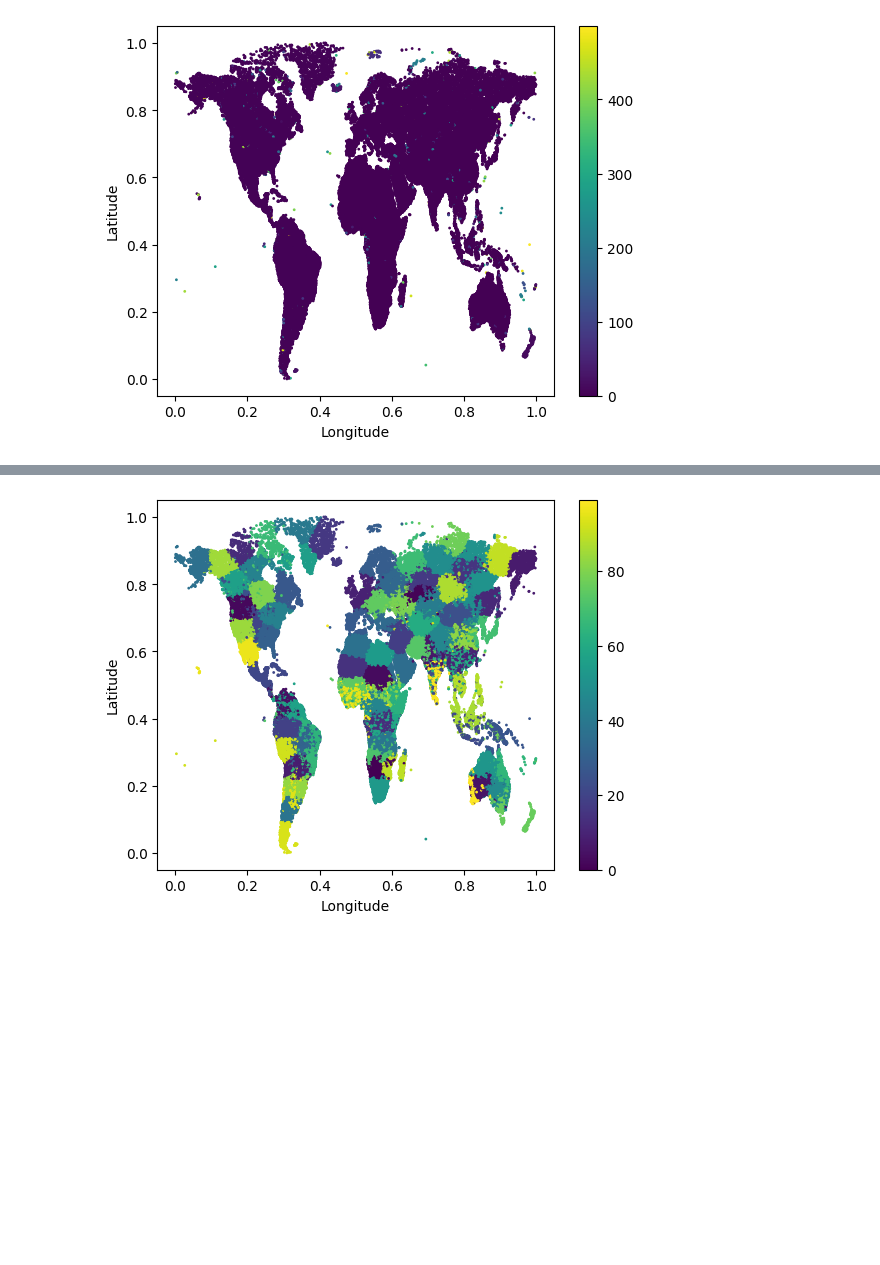
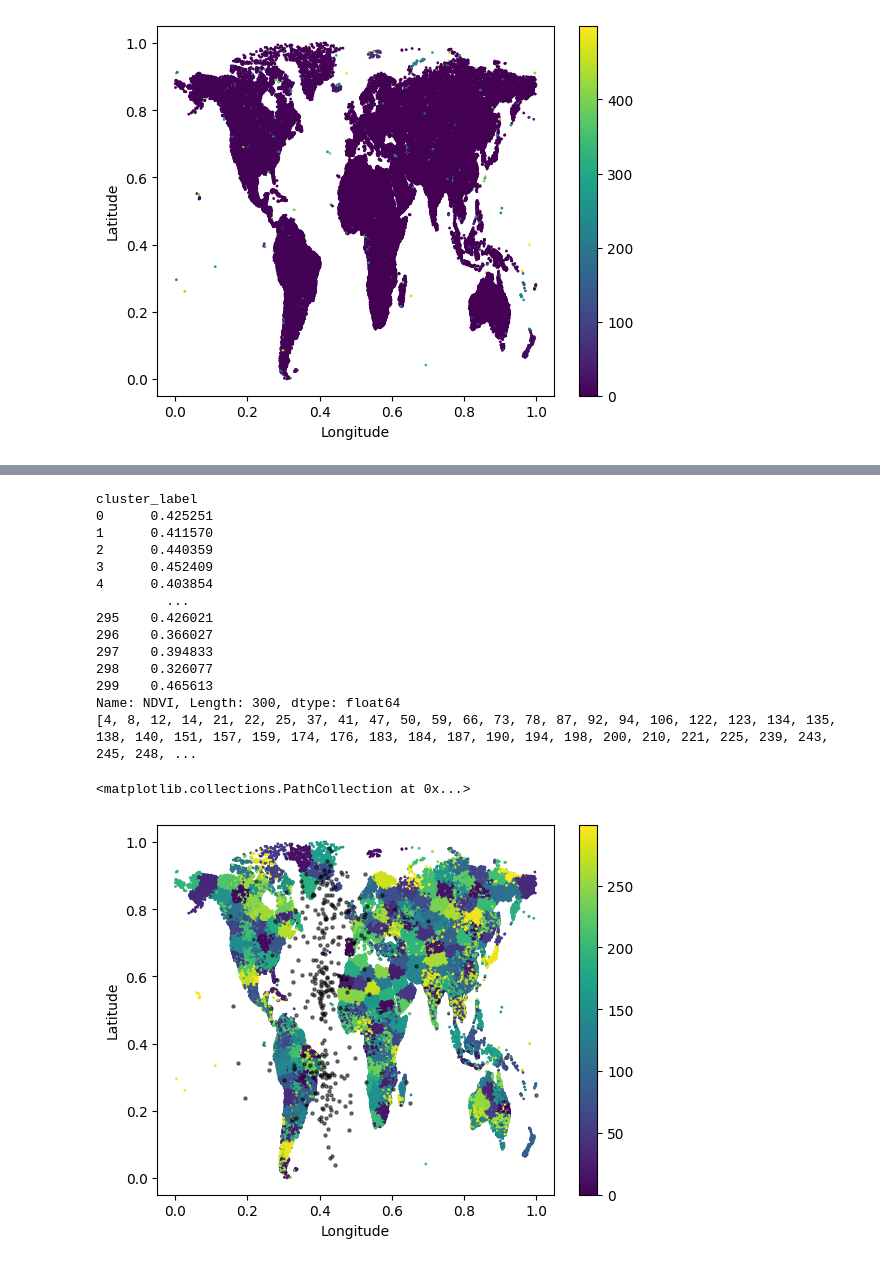
Before and after one commit to marvanG/data-mining-project, a Jupyter notebook: modis_data.ipynb, the cells around one changed output, grey strips where cells are left out. Cells and saved outputs as stored; diff of their text form; code cells hidden in the pictures; blank space fills up the shorter version.

```diff
--- a/modis_data.ipynb
+++ b/modis_data.ipynb
@@ -690,7 +691,7 @@ def fetch_avg_NDVI_Filtered(dates):
         print(f'Fetching data for {start} to {end}')
 
         # Fetch the MODIS NDVI dataset for a given date range
-        MODIS_NDVI = ee.ImageCollection('MODIS/061/MOD13A2').filterDate(ee.Date(start), ee.Date(end)).select(['NDVI','DetailedQA'])
+        MODIS_NDVI = ee.ImageCollection('MODIS/061/MOD13A2').filterDate(ee.Date(start), ee.Date(end)).select(['NDVI','DetailedQA','EVI'])
 
         filtered_ndvi = MODIS_NDVI.map(mask_bad_data)
 
@@ -887,16 +927,52 @@ plt.show()
 # %%
 #from haversine import haversine
 #origin = (39.50, 98.35)
 #paris = (48.8567, 2.3508)
 #haversine(origin, paris, miles=True)
 import copy
 from sklearn.cluster import KMeans
+df2 = copy.deepcopy(df1)
 
-kmeans2 = KMeans(n_clusters=100)
-kmeans2.fit(df1)
+kmeans2 = KMeans(n_clusters=300)
+kmeans2.fit(df2)
 labels = kmeans2.labels_
-X=df1.loc[:,['NDVI','Latitude','Longitude']]
-X.plot.scatter(x = 'Longitude', y = 'Latitude', c=labels, s=1, cmap='viridis')
-plt.show()
+df2['cluster_label'] = kmeans2.predict(df2)
+centers = kmeans2.cluster_centers_ # Coordinates of cluster centers.
+labels = df2['cluster_label'] # Labels of each point
+
+
+groups = df2.groupby(['cluster_label'])['NDVI'].median()
+clustersWOImpact =[]
+clustersNeg = []
+clustersPos = []
+print(groups)
+idx = 0
+for i in groups:
+    if i >=0.4 and i<0.41:
+        clustersWOImpact.append(idx)
+    if i >=0.41:
+        clustersPos.append(idx)
+    else:
+        clustersNeg.append(idx)
+    idx +=1
+print(clustersWOImpact)
+
+df2.plot.scatter(x = 'Longitude', y = 'Latitude', c=labels, s=1, cmap='viridis')
+plt.scatter(centers[:, 0], centers[:, 1], c='black', s=5, alpha=0.5)
 # %% [output]
+cluster_label
+0      0.425251
+1      0.411570
+2      0.440359
+3      0.452409
+4      0.403854
+         ...
+295    0.426021
+296    0.366027
+297    0.394833
+298    0.326077
+299    0.465613
+Name: NDVI, Length: 300, dtype: float64
+[4, 8, 12, 14, 21, 22, 25, 37, 41, 47, 50, 59, 66, 73, 78, 87, 92, 94, 106, 122, 123, 134, 135, 138, 140, 151, 157, 159, 174, 176, 183, 184, 187, 190, 194, 198, 200, 210, 221, 225, 239, 243, 245, 248, ...
+<matplotlib.collections.PathCollection at 0x...>
-[figure, old version]
+[figure, new version]
```
Also changed, not shown: parts of 21 cells of this notebook.
